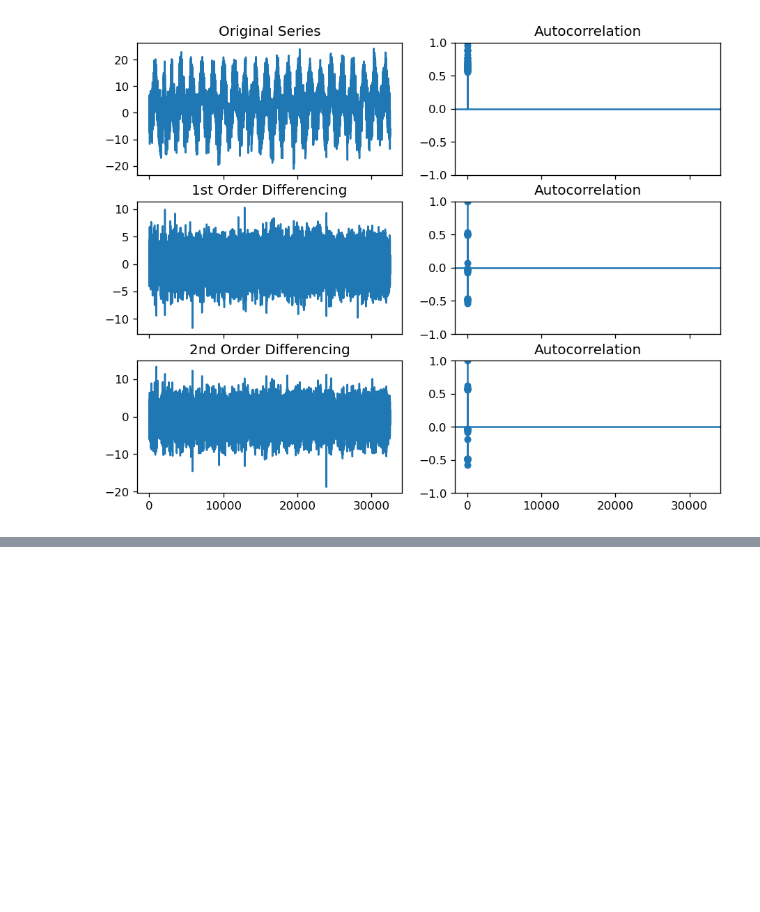
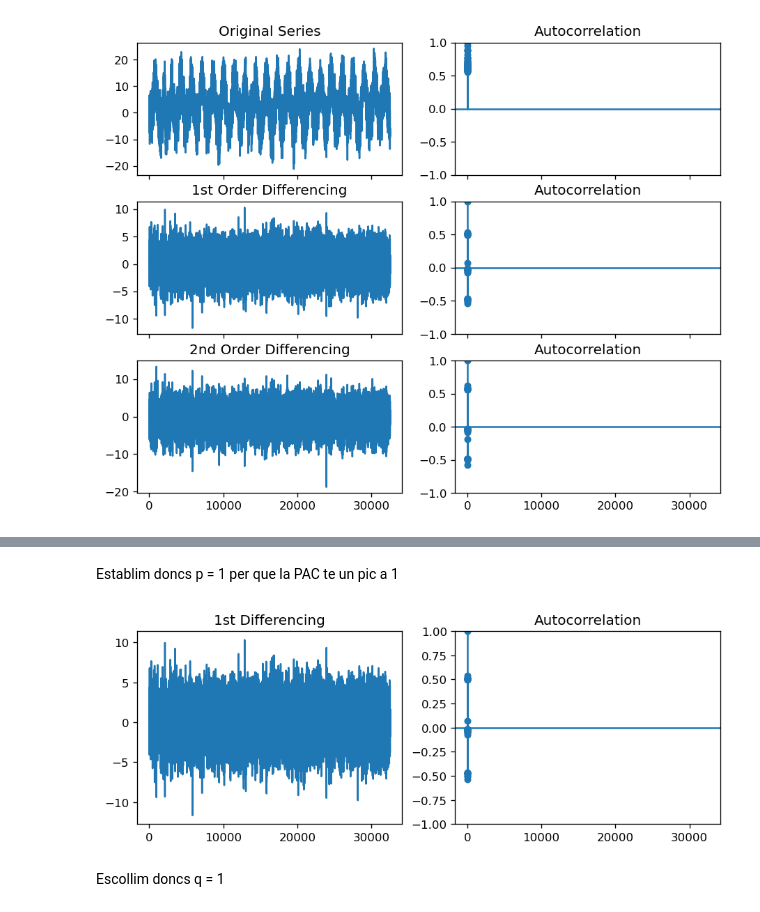
Before and after one commit to Paurro/TFM_SCM_Temperature_Forecasting_ML, a Jupyter notebook: models_prediccio/forecast_primers_casos/arima_model.ipynb, the cells around one changed output, grey strips where cells are left out. Cells and saved outputs as stored; diff of their text form; code cells hidden in the pictures; blank space fills up the shorter version.

```diff
--- a/models_prediccio/forecast_primers_casos/arima_model.ipynb
+++ b/models_prediccio/forecast_primers_casos/arima_model.ipynb
@@ -273,0 +244,17 @@ p-value: 0.000
+# %% [markdown]
+Establim doncs p = 1 per que la PAC te un pic a 1
+# %%
+# Seleccio parmaetre q
+
+plt.rcParams.update({'figure.figsize':(9,3), 'figure.dpi':120})
+
+fig, axes = plt.subplots(1, 2, sharex=True)
+axes[0].plot(data_train['valor'].diff()); axes[0].set_title('1st Differencing')
+axes[1].set(ylim=(0,1.2))
+plot_acf(data_train['valor'].diff().dropna(), ax=axes[1])
+
+plt.show()
+# %% [output]
+[figure, added]
+# %% [markdown]
+Escollim doncs q = 1
```
Also changed, not shown: parts of 11 cells of this notebook.
